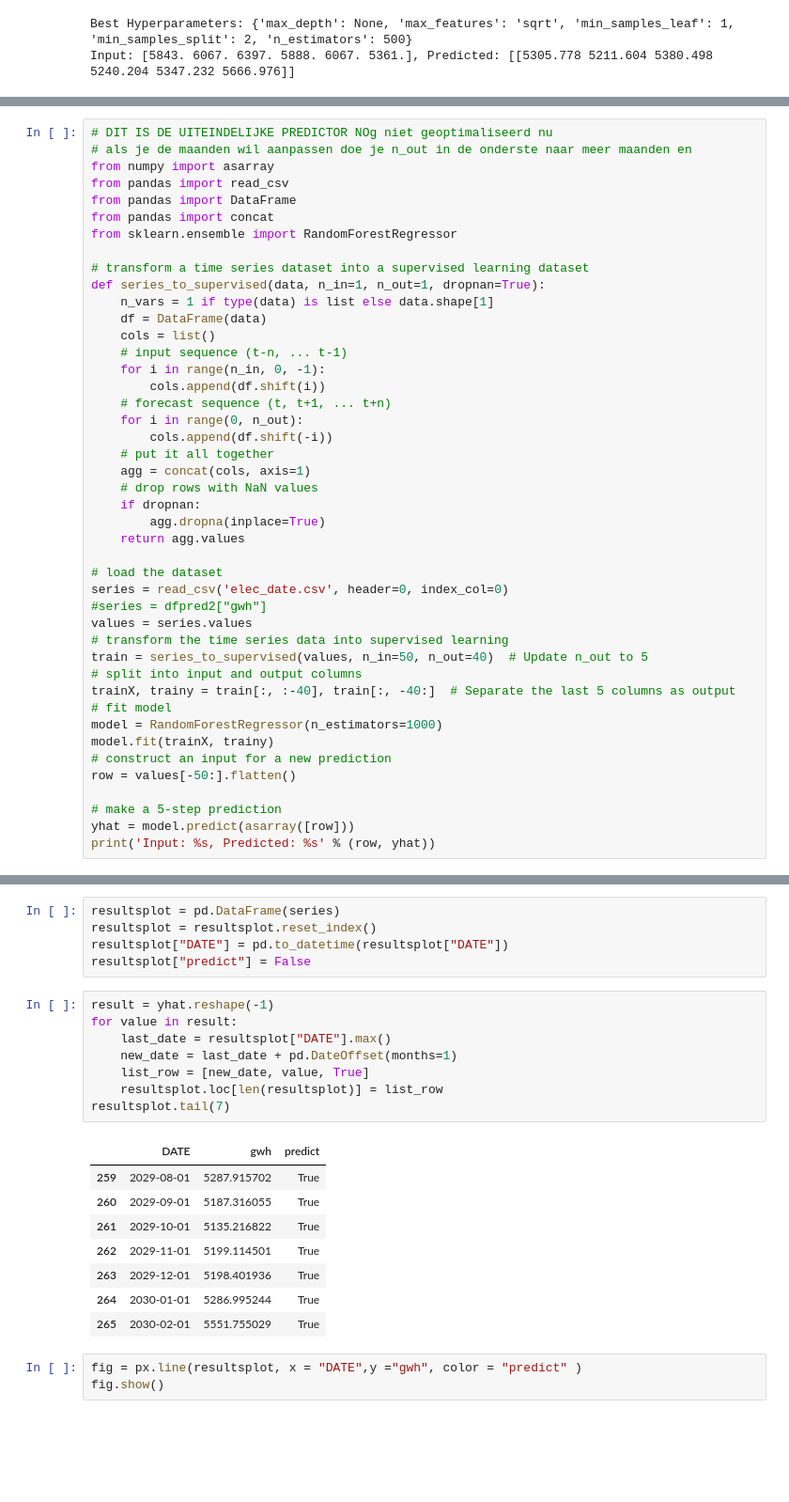
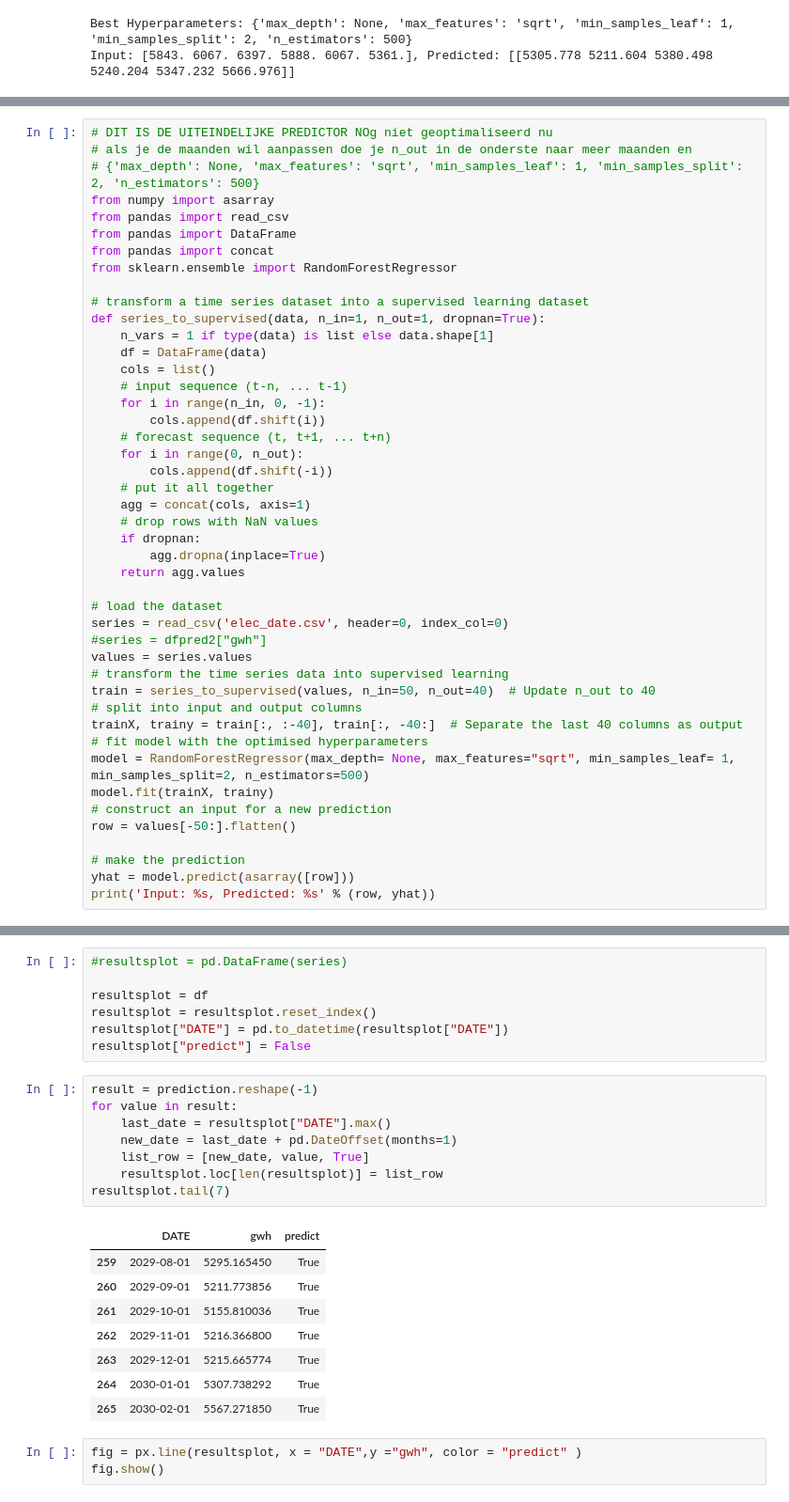
Before and after one commit to CaspervanWetten/DataDetectives, a Jupyter notebook: notebook/prediction.ipynb, the cells around one changed output, grey strips where cells are left out. Shown: that part at 94% size. Drawn from its saved outputs; the diff is of its cells as text; blank space fills up the shorter version.

```diff
--- a/notebook/prediction.ipynb
+++ b/notebook/prediction.ipynb
@@ -295,6 +231,7 @@ KeyboardInterrupt:
 # %%
 # DIT IS DE UITEINDELIJKE PREDICTOR NOg niet geoptimaliseerd nu
 # als je de maanden wil aanpassen doe je n_out in de onderste naar meer maanden en
+# {'max_depth': None, 'max_features': 'sqrt', 'min_samples_leaf': 1, 'min_samples_split': 2, 'n_estimators': 500}
 from numpy import asarray
 from pandas import read_csv
 from pandas import DataFrame
@@ -324,16 +261,16 @@ series = read_csv('elec_date.csv', header=0, index_col=0)
 #series = dfpred2["gwh"]
 values = series.values
 # transform the time series data into supervised learning
-train = series_to_supervised(values, n_in=50, n_out=40)  # Update n_out to 5
+train = series_to_supervised(values, n_in=50, n_out=40)  # Update n_out to 40
 # split into input and output columns
-trainX, trainy = train[:, :-40], train[:, -40:]  # Separate the last 5 columns as output
-# fit model
-model = RandomForestRegressor(n_estimators=1000)
+trainX, trainy = train[:, :-40], train[:, -40:]  # Separate the last 40 columns as output
+# fit model with the optimised hyperparameters
+model = RandomForestRegressor(max_depth= None, max_features="sqrt", min_samples_leaf= 1, min_samples_split=2, n_estimators=500)
 model.fit(trainX, trainy)
 # construct an input for a new prediction
 row = values[-50:].flatten()
 
-# make a 5-step prediction
+# make the prediction
 yhat = model.predict(asarray([row]))
 print('Input: %s, Predicted: %s' % (row, yhat))
 # %% [output]
@@ -353,25 +350,27 @@ Input: [5355.76  5028.373 5238.936 5108.134 5129.621 5510.255 5692.274 5970.166
 # %%
-resultsplot = pd.DataFrame(series)
+#resultsplot = pd.DataFrame(series)
+
+resultsplot = df
 resultsplot = resultsplot.reset_index()
 resultsplot["DATE"] = pd.to_datetime(resultsplot["DATE"])
 resultsplot["predict"] = False
 # %%
-result = yhat.reshape(-1)
+result = prediction.reshape(-1)
 for value in result:
     last_date = resultsplot["DATE"].max()
     new_date = last_date + pd.DateOffset(months=1)
     list_row = [new_date, value, True]
     resultsplot.loc[len(resultsplot)] = list_row
 resultsplot.tail(7)
 # %% [output]
 |  | DATE | gwh | predict |
-| 259 | 2029-08-01 | 5287.915702 | True |
-| 260 | 2029-09-01 | 5187.316055 | True |
-| 261 | 2029-10-01 | 5135.216822 | True |
-| 262 | 2029-11-01 | 5199.114501 | True |
-| 263 | 2029-12-01 | 5198.401936 | True |
-| 264 | 2030-01-01 | 5286.995244 | True |
-| 265 | 2030-02-01 | 5551.755029 | True |
+| 259 | 2029-08-01 | 5295.165450 | True |
+| 260 | 2029-09-01 | 5211.773856 | True |
+| 261 | 2029-10-01 | 5155.810036 | True |
+| 262 | 2029-11-01 | 5216.366800 | True |
+| 263 | 2029-12-01 | 5215.665774 | True |
+| 264 | 2030-01-01 | 5307.738292 | True |
+| 265 | 2030-02-01 | 5567.271850 | True |
 # %%
 fig = px.line(resultsplot, x = "DATE",y ="gwh", color = "predict" )
 fig.show()
```
Also changed, not shown: parts of 9 cells of this notebook, 1 other file.
